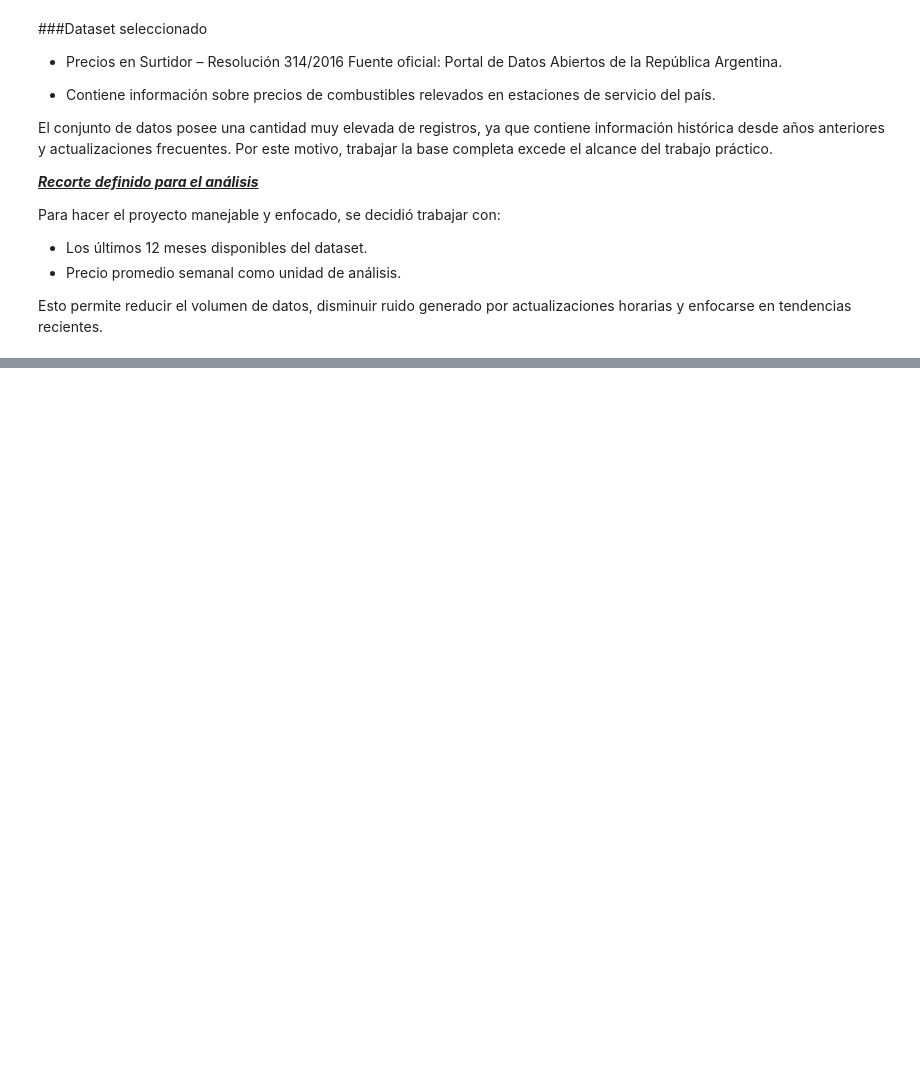
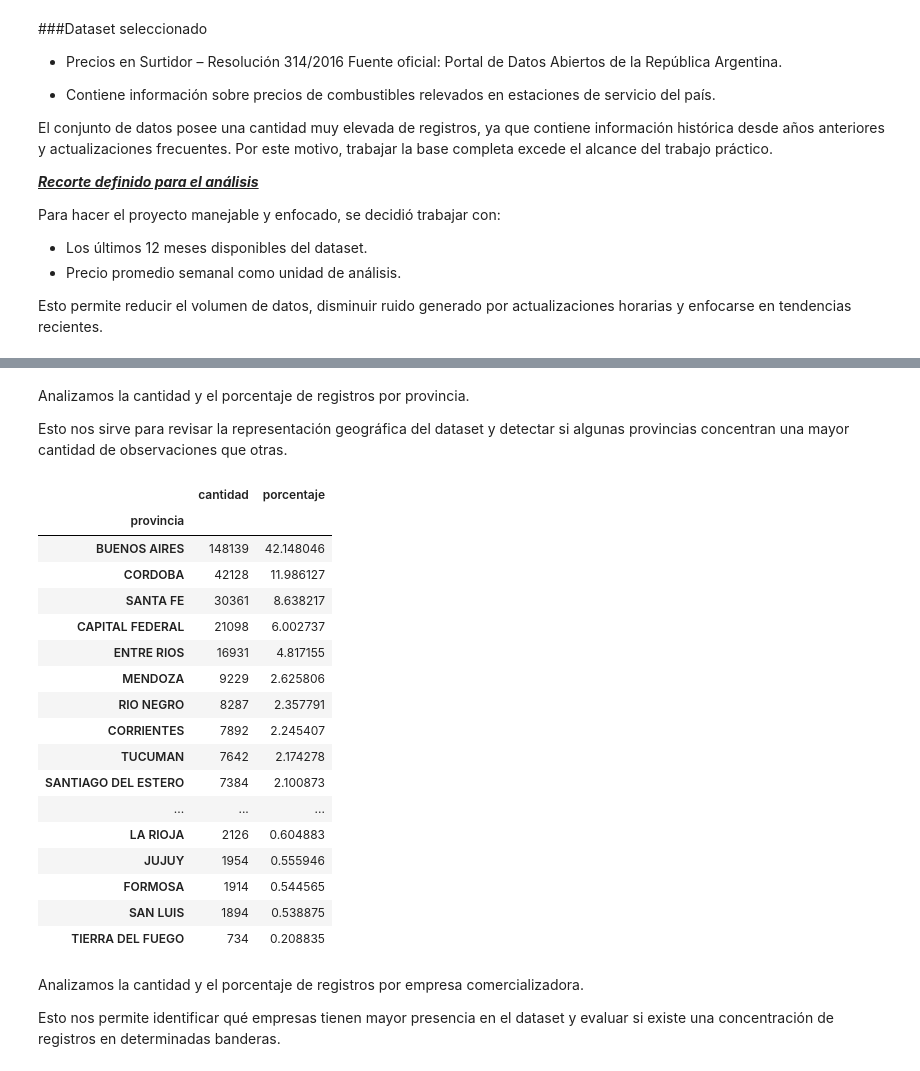
Before and after one commit to matiasdemori/Trabajo-Integrador-Ciencia-de-Datos, a Jupyter notebook: TP_Integrados_Ciencia_de_Datos.ipynb, the cells around one changed output, grey strips where cells are left out. Saved outputs shown, nothing was run; the diff lists cells and outputs as text; code cells hidden in the pictures; blank space fills up the shorter version.

```diff
--- a/TP_Integrados_Ciencia_de_Datos.ipynb
+++ b/TP_Integrados_Ciencia_de_Datos.ipynb
@@ -297,0 +450,15 @@ Permite aplicar correctamente las primeras etapas de la metodología CRISP-DM: c
+# %%
+# Seleccionamos únicamente las columnas necesarias para nuestro análisis
+columnas_seleccionadas = [
+    "empresabandera",
+    "precio",
+    "producto",
+    "provincia",
+    "fecha_vigencia"
+]
+
+# Creamos un nuevo DataFrame solo con esas columnas
+df_limpio = df_recorte[columnas_seleccionadas].copy()
+
+# Mostramos las primeras filas del nuevo dataset
+df_limpio.head()
@@ -297,0 +615,34 @@ Permite aplicar correctamente las primeras etapas de la metodología CRISP-DM: c
+# %% [markdown]
+Analizamos la cantidad y el porcentaje de registros por provincia.
+
+Esto nos sirve para revisar la representación geográfica del dataset y detectar si algunas provincias concentran una mayor cantidad de observaciones que otras.
+# %%
+frecuencia_provincia = pd.DataFrame({
+    "cantidad": df_limpio["provincia"].value_counts(),
+    "porcentaje": df_limpio["provincia"].value_counts(normalize=True) * 100
+})
+
+frecuencia_provincia
+# %% [output]
+|  | cantidad | porcentaje |
+| provincia |  |  |
+| BUENOS AIRES | 148139 | 42.148046 |
+| CORDOBA | 42128 | 11.986127 |
+| SANTA FE | 30361 | 8.638217 |
+| CAPITAL FEDERAL | 21098 | 6.002737 |
+| ENTRE RIOS | 16931 | 4.817155 |
+| MENDOZA | 9229 | 2.625806 |
+| RIO NEGRO | 8287 | 2.357791 |
+| CORRIENTES | 7892 | 2.245407 |
+| TUCUMAN | 7642 | 2.174278 |
+| SANTIAGO DEL ESTERO | 7384 | 2.100873 |
+| ... | ... | ... |
+| LA RIOJA | 2126 | 0.604883 |
+| JUJUY | 1954 | 0.555946 |
+| FORMOSA | 1914 | 0.544565 |
+| SAN LUIS | 1894 | 0.538875 |
+| TIERRA DEL FUEGO | 734 | 0.208835 |
+# %% [markdown]
+Analizamos la cantidad y el porcentaje de registros por empresa comercializadora.
+
+Esto nos permite identificar qué empresas tienen mayor presencia en el dataset y evaluar si existe una concentración de registros en determinadas banderas.
```
Also changed, not shown: parts of 79 cells of this notebook.
